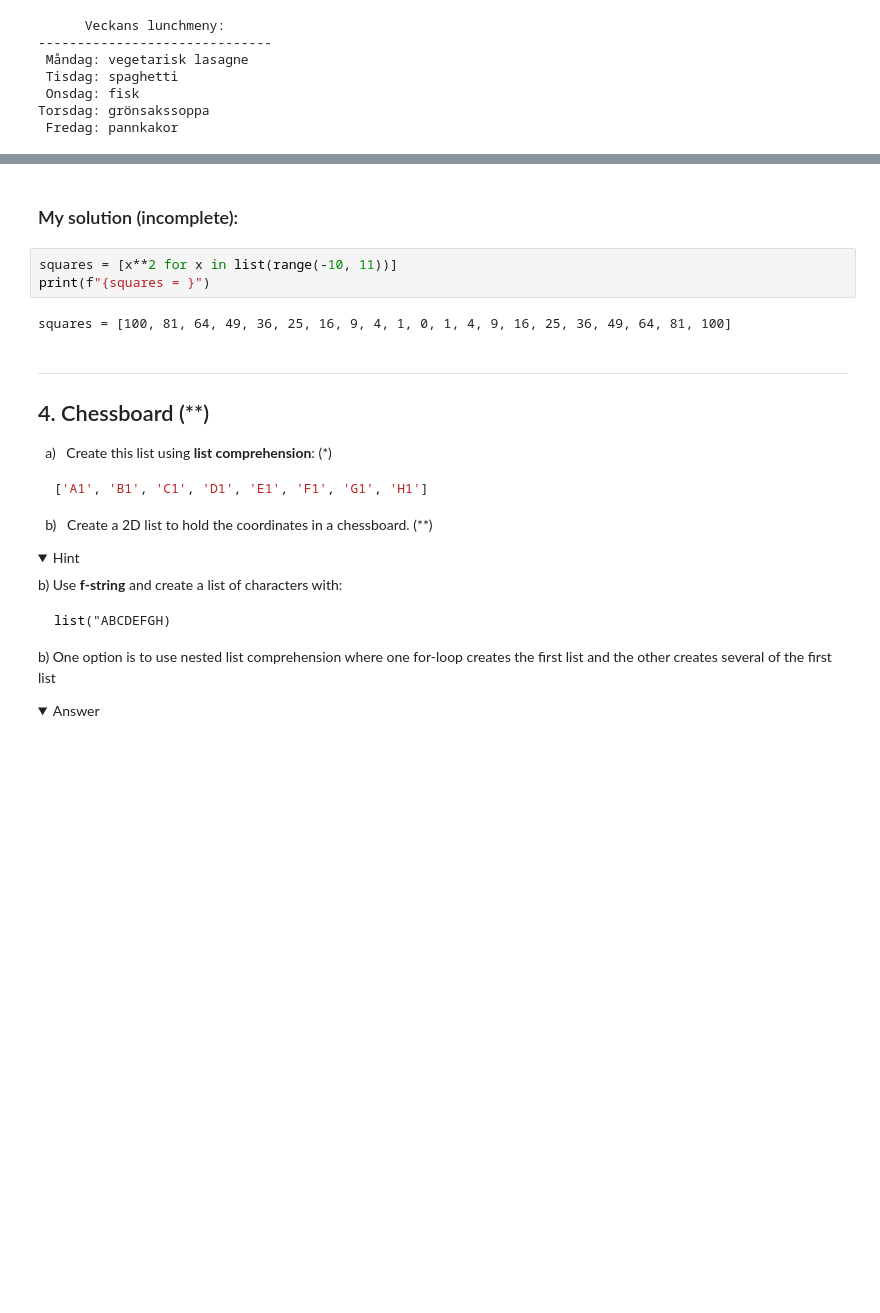
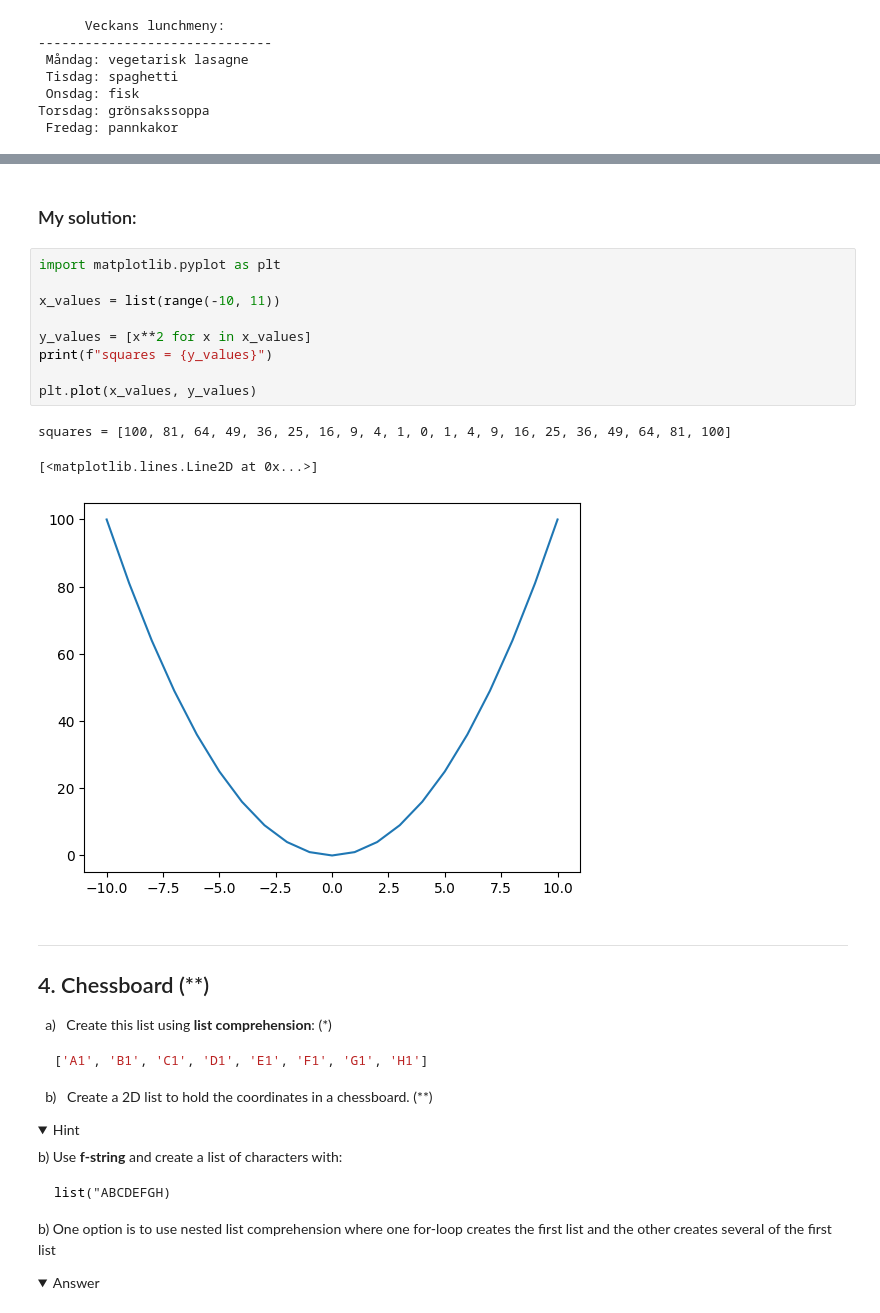
Before and after one commit to valter-w/python-programming-VALTER-LEON, a Jupyter notebook: Exercises/exercise_4.ipynb, the cells around one changed output, grey strips where cells are left out. Saved outputs shown, nothing was run; the diff lists cells and outputs as text; folded sections open; blank space fills up the shorter version.

```diff
--- a/Exercises/exercise_4.ipynb
+++ b/Exercises/exercise_4.ipynb
@@ -144,12 +144,20 @@ b)
 <img align="left" src="https://raw.githubusercontent.com/everyloop/Python-AI23/93efd6a317ac60350170d274c91fe20be4cf489c/Assets/x%5E2_graph.png" width="300"/>
 </details>
 # %% [markdown]
-### My solution (incomplete):
+### My solution:
-# %%
-squares = [x**2 for x in list(range(-10, 11))]
-print(f"{squares = }")
-# %% [output]
-squares = [100, 81, 64, 49, 36, 25, 16, 9, 4, 1, 0, 1, 4, 9, 16, 25, 36, 49, 64, 81, 100]
+# %%
+import matplotlib.pyplot as plt
+
+x_values = list(range(-10, 11))
+
+y_values = [x**2 for x in x_values]
+print(f"squares = {y_values}")
+
+plt.plot(x_values, y_values)
+# %% [output]
+squares = [100, 81, 64, 49, 36, 25, 16, 9, 4, 1, 0, 1, 4, 9, 16, 25, 36, 49, 64, 81, 100]
+[<matplotlib.lines.Line2D at 0x...>]
+[figure, added]
 # %% [markdown]
 ---
 ## 4. Chessboard (**)
```
